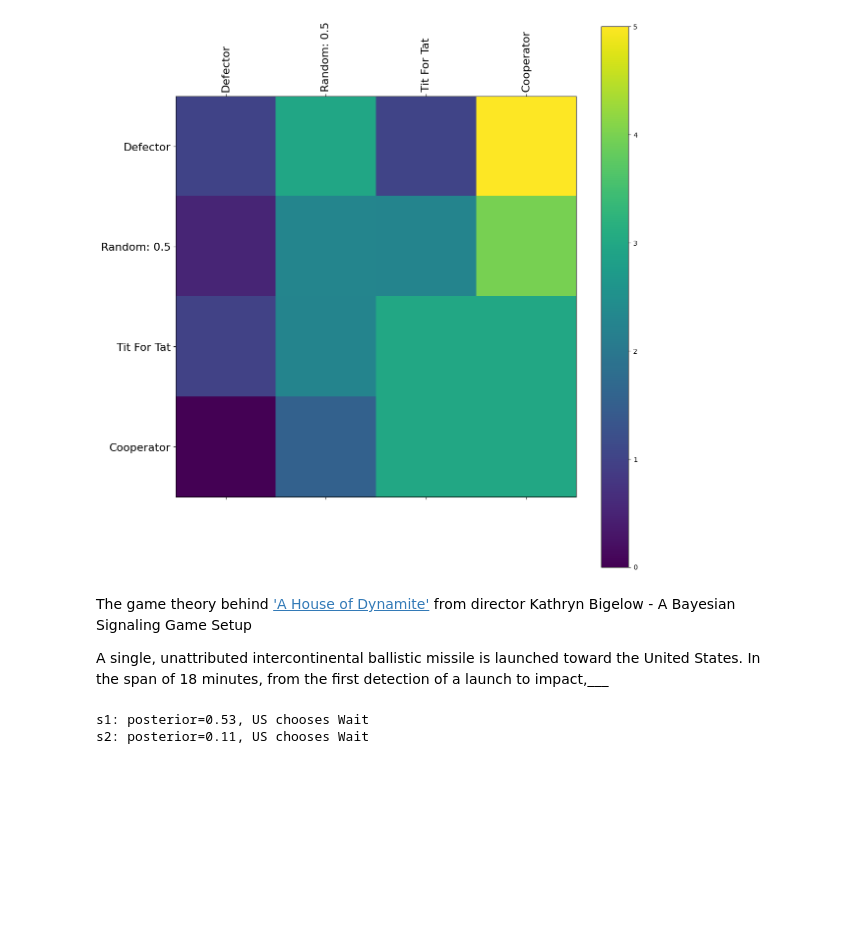
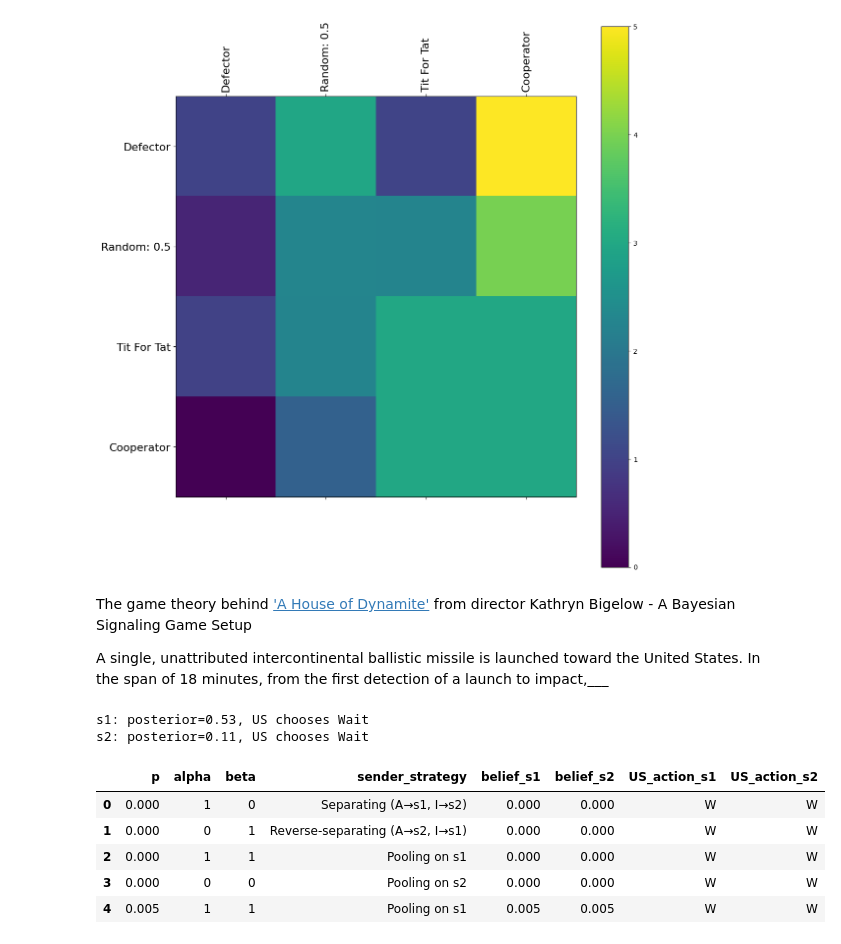
Before and after one commit to elenamurray/PS2-Algorithmic-Game-Theory, a Jupyter notebook: ps2.ipynb, the cells around one changed output. Cells and saved outputs as stored; diff of their text form; code cells hidden in the pictures; blank space fills up the shorter version.

```diff
--- a/ps2.ipynb
+++ b/ps2.ipynb
@@ -429,0 +498,30 @@ s2: posterior=0.11, US chooses Wait
+# %%
+records = []
+
+for p in p_grid:
+    for alpha, beta, label in sender_strategies:
+        # Posterior beliefs for each signal
+        p_s1, p_s2 = posterior(p, alpha, beta, 's1'), posterior(p, alpha, beta, 's2')
+        belief_s1, belief_s2 = (p if np.isnan(p_s1) else p_s1), (p if np.isnan(p_s2) else p_s2)
+
+        act_s1, EU_R1, EU_W1 = receiver_best_response(belief_s1)
+        act_s2, EU_R2, EU_W2 = receiver_best_response(belief_s2)
+        actions = {'s1': act_s1, 's2': act_s2}
+
+        if is_equilibrium(p, alpha, beta, actions):
+            records.append({
+                'p': p, 'alpha': alpha, 'beta': beta,
+                'sender_strategy': label,
+                'belief_s1': belief_s1, 'belief_s2': belief_s2,
+                'US_action_s1': act_s1, 'US_action_s2': act_s2
+            })
+
+eq_df = pd.DataFrame(records)
+eq_df.head()
+# %% [output]
+|  | p | alpha | beta | sender_strategy | belief_s1 | belief_s2 | US_action_s1 | US_action_s2 |
+| 0 | 0.000 | 1 | 0 | Separating (A→s1, I→s2) | 0.000 | 0.000 | W | W |
+| 1 | 0.000 | 0 | 1 | Reverse-separating (A→s2, I→s1) | 0.000 | 0.000 | W | W |
+| 2 | 0.000 | 1 | 1 | Pooling on s1 | 0.000 | 0.000 | W | W |
+| 3 | 0.000 | 0 | 0 | Pooling on s2 | 0.000 | 0.000 | W | W |
+| 4 | 0.005 | 1 | 1 | Pooling on s1 | 0.005 | 0.005 | W | W |
```
Also changed, not shown: parts of 6 cells of this notebook.
